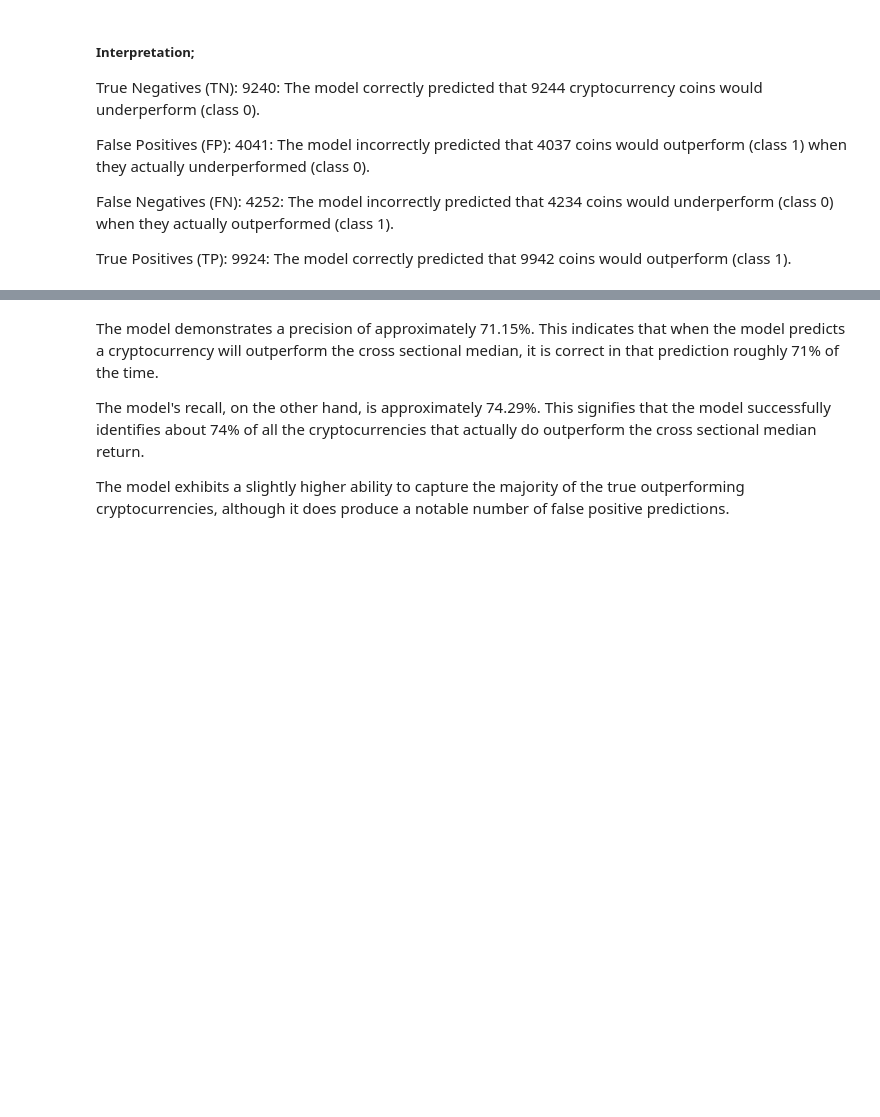
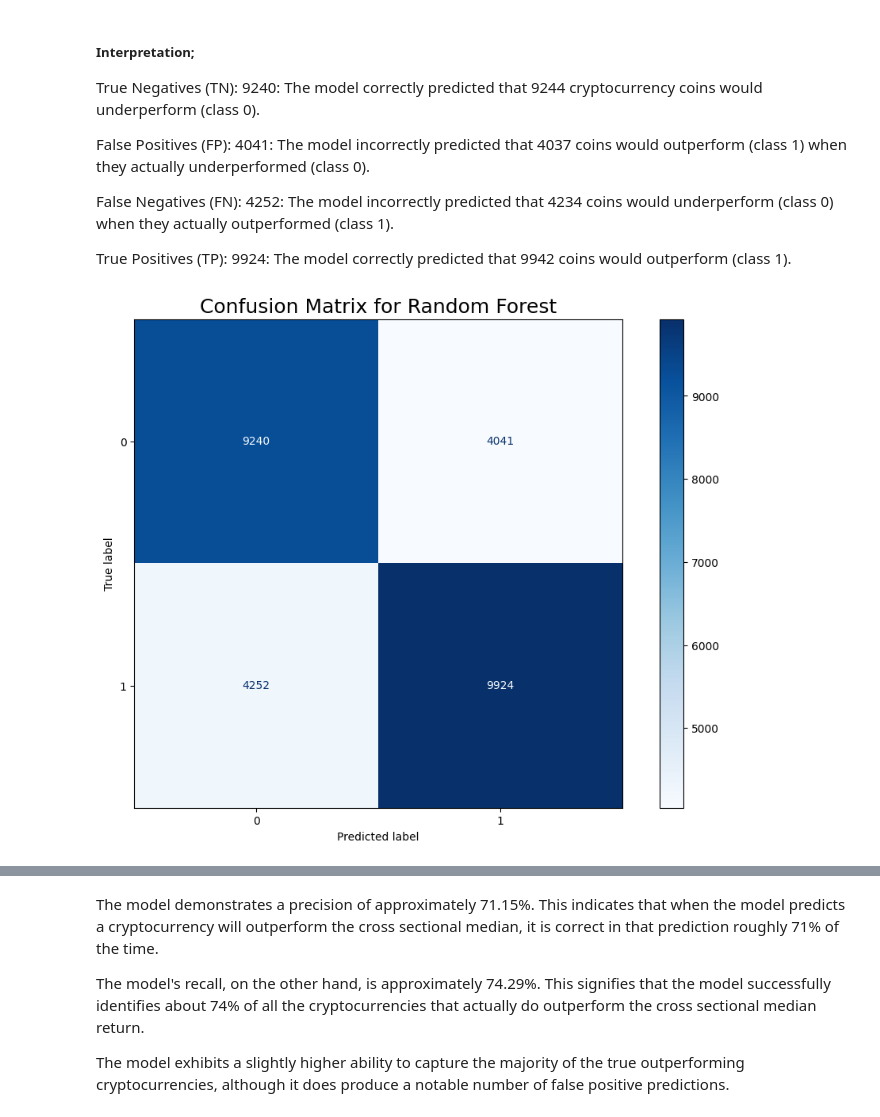
Before and after one commit to Philipmwasi/Statistical-Arbitrage, a Jupyter notebook: notebook.ipynb, the cells around one changed output, grey strips where cells are left out. Cells and saved outputs as stored; diff of their text form; code cells hidden in the pictures; blank space fills up the shorter version.

```diff
--- a/notebook.ipynb
+++ b/notebook.ipynb
@@ -652,6 +658,20 @@ False Positives (FP): 4041: The model incorrectly predicted that 4037 coins woul
 False Negatives (FN): 4252: The model incorrectly predicted that 4234 coins would underperform (class 0) when they actually outperformed (class 1).
 
 True Positives (TP): 9924: The model correctly predicted that 9942 coins would outperform (class 1).
+# %%
+# Create a large figure
+fig, ax = plt.subplots(figsize=(12, 8))  # Adjust size as needed
+
+# Compute and display confusion matrix
+disp = ConfusionMatrixDisplay(confusion_matrix=confusion_matrix(y_test, y_pred_rf),
+                              display_labels=rf_model.classes_)
+disp.plot(ax=ax, cmap="Blues", values_format=".0f")  # Optional: Change color & format
+
+# Maximize window for interactive environments (optional)
+plt.title("Confusion Matrix for Random Forest", fontsize=18)
+plt.show()
+# %% [output]
+[figure, added]
 # %%
 # Getting the best model from GridSearchCV
 best_rf = rf_grid_search.best_estimator_
```
Also changed, not shown: parts of 25 cells of this notebook.
